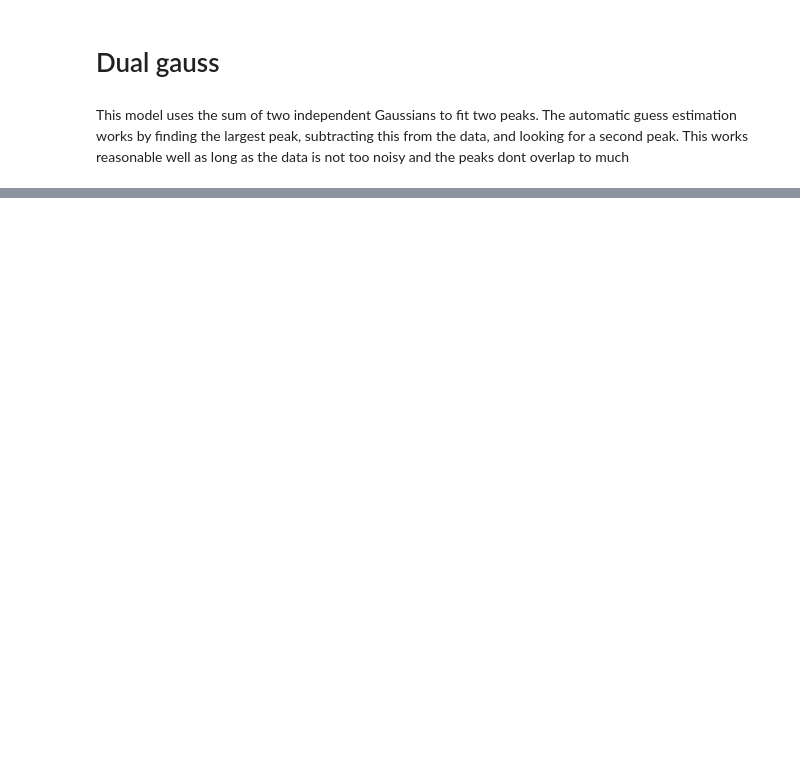
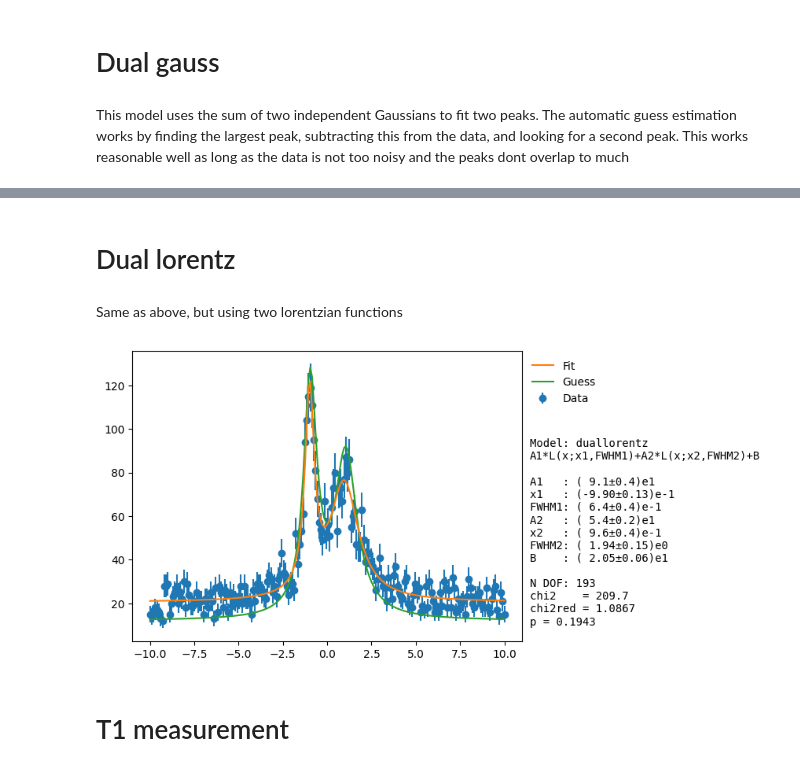
Before and after one commit to M-Hayhurst/lazyfit, a Jupyter notebook: example_notebooks/model_catalog.ipynb, the cells around one changed output, grey strips where cells are left out. Cells and saved outputs as stored; diff of their text form; code cells hidden in the pictures; blank space fills up the shorter version.

Commit message:
Add exampels for dual  lorentz and T1 models

```diff
--- a/example_notebooks/model_catalog.ipynb
+++ b/example_notebooks/model_catalog.ipynb
@@ -341,0 +343,29 @@ fit_dualgauss.plot(N=200, plot_guess = True);
+# %% [markdown]
+# Dual lorentz
+# %% [markdown]
+Same as above, but using two lorentzian functions
+# %%
+# parameters of first peak
+A1 = 100 # amplitude
+x1 = -1 # location
+FWHM1 = 0.6 # standard deviation
+
+# parameters of first peak
+A2 = 50 # amplitude
+x2 = 1 # location
+FWHM2 = 2 # standard deviation
+
+B = 20 # background
+
+# generate data
+x = np.linspace(-10, 10, 200)
+y = lazyfit.models.duallorentz.f(x,A1,x1,FWHM1,A2,x2,FWHM2,B)
+y_noise = np.random.poisson(lam=y)
+# %%
+# fit
+fit_duallorentz = lazyfit.fit('duallorentz', x, y_noise, dy=np.sqrt(y_noise))
+fit_duallorentz.plot(N=200, plot_guess = True);
+# %% [output]
+[figure, added]
+# %% [markdown]
+# T1 measurement
```
Also changed, not shown: parts of 23 cells of this notebook, 2 other files.
